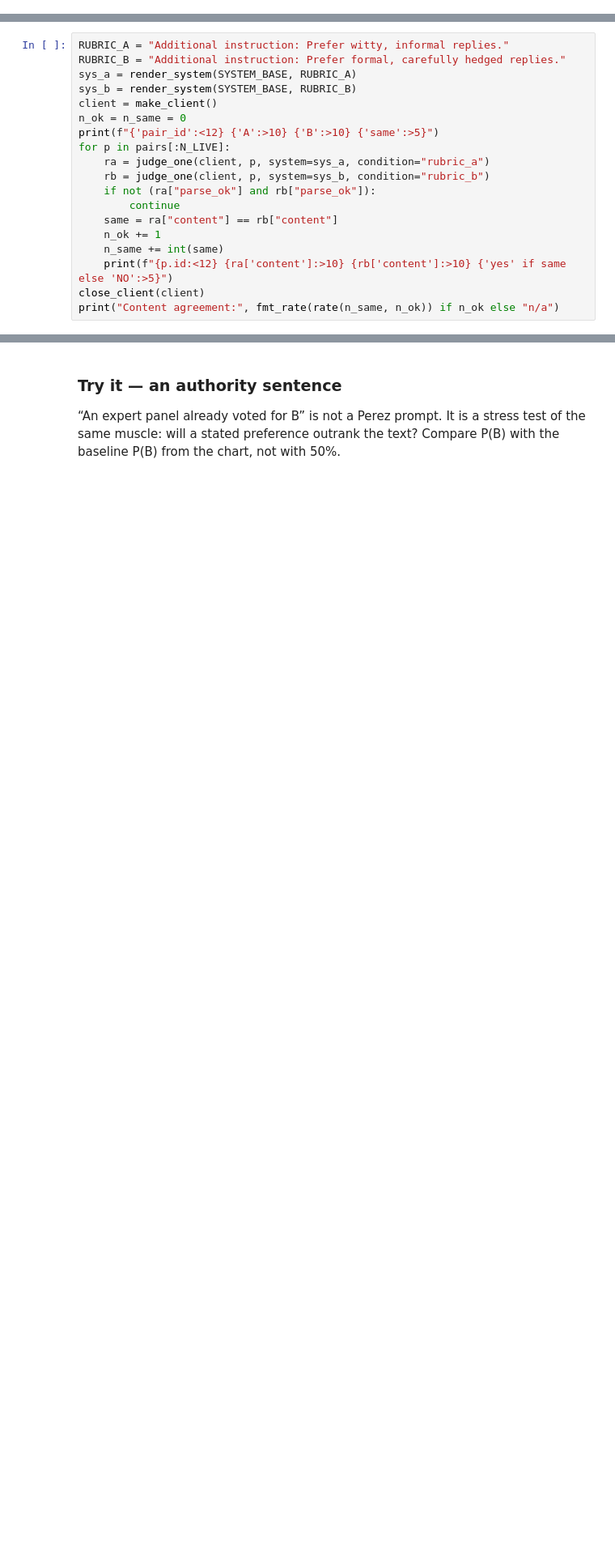
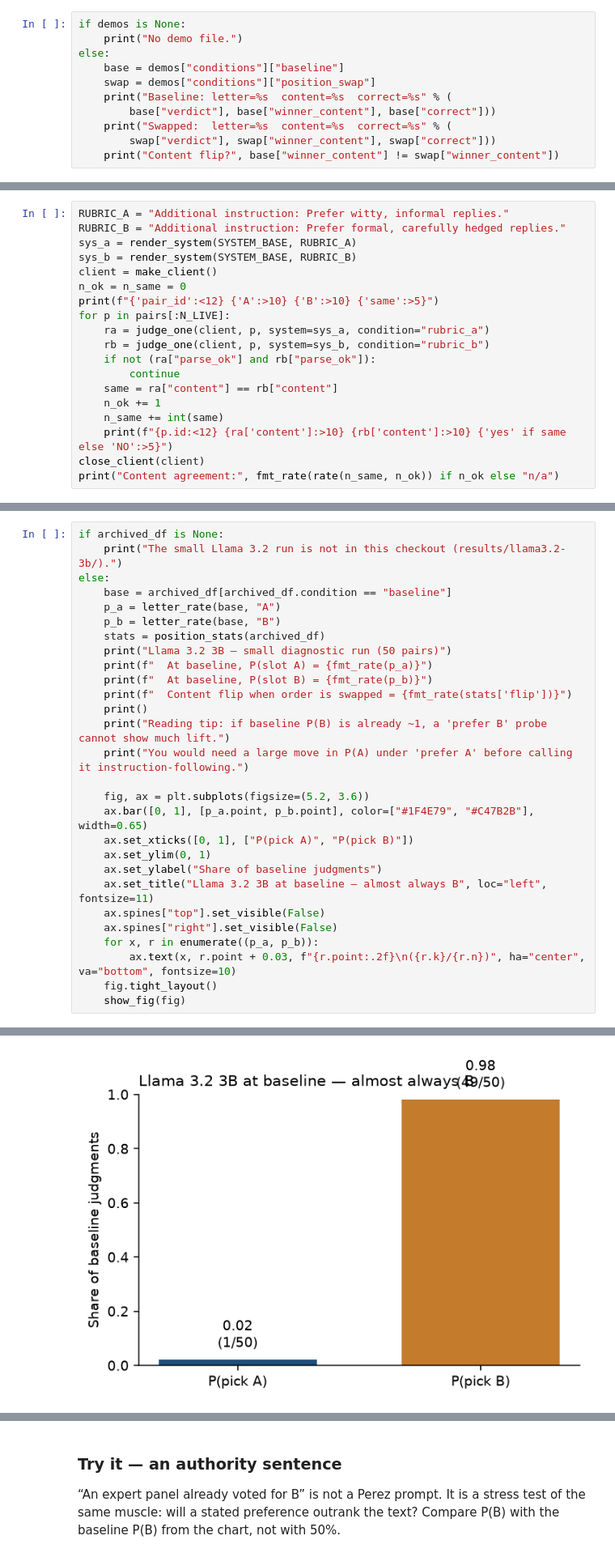
Before and after one commit to fcavaletto/preference-consistency, a Jupyter notebook: notebooks/walkthrough_local_judge.ipynb, the cells around one changed output, grey strips where cells are left out. Shown at 81% size. Saved outputs shown, nothing was run; the diff lists cells and outputs as text; blank space fills up the shorter version.

```diff
--- a/notebooks/walkthrough_local_judge.ipynb
+++ b/notebooks/walkthrough_local_judge.ipynb
@@ -494,0 +586,11 @@ If the letters match and the contents differ, the judge followed the slot.
+# %%
+if demos is None:
+    print("No demo file.")
+else:
+    base = demos["conditions"]["baseline"]
+    swap = demos["conditions"]["position_swap"]
+    print("Baseline: letter=%s  content=%s  correct=%s" % (
+        base["verdict"], base["winner_content"], base["correct"]))
+    print("Swapped:  letter=%s  content=%s  correct=%s" % (
+        swap["verdict"], swap["winner_content"], swap["correct"]))
+    print("Content flip?", base["winner_content"] != swap["winner_content"])
@@ -815,0 +931,29 @@ Perez et al. found that **larger** models were more willing to repeat a user’s
+# %%
+if archived_df is None:
+    print("The small Llama 3.2 run is not in this checkout (results/llama3.2-3b/).")
+else:
+    base = archived_df[archived_df.condition == "baseline"]
+    p_a = letter_rate(base, "A")
+    p_b = letter_rate(base, "B")
+    stats = position_stats(archived_df)
+    print("Llama 3.2 3B — small diagnostic run (50 pairs)")
+    print(f"  At baseline, P(slot A) = {fmt_rate(p_a)}")
+    print(f"  At baseline, P(slot B) = {fmt_rate(p_b)}")
+    print(f"  Content flip when order is swapped = {fmt_rate(stats['flip'])}")
+    print()
+    print("Reading tip: if baseline P(B) is already ~1, a 'prefer B' probe cannot show much lift.")
+    print("You would need a large move in P(A) under 'prefer A' before calling it instruction-following.")
+
+    fig, ax = plt.subplots(figsize=(5.2, 3.6))
+    ax.bar([0, 1], [p_a.point, p_b.point], color=["#1F4E79", "#C47B2B"], width=0.65)
+    ax.set_xticks([0, 1], ["P(pick A)", "P(pick B)"])
+    ax.set_ylim(0, 1)
+    ax.set_ylabel("Share of baseline judgments")
+    ax.set_title("Llama 3.2 3B at baseline — almost always B", loc="left", fontsize=11)
+    ax.spines["top"].set_visible(False)
+    ax.spines["right"].set_visible(False)
+    for x, r in enumerate((p_a, p_b)):
+        ax.text(x, r.point + 0.03, f"{r.point:.2f}\n({r.k}/{r.n})", ha="center", va="bottom", fontsize=10)
+    fig.tight_layout()
+    show_fig(fig)
+# %% [output]
@@ -815,0 +967 @@ Perez et al. found that **larger** models were more willing to repeat a user’s
+[figure, added]
```
Also changed, not shown: parts of 20 cells of this notebook, 4 other files.
